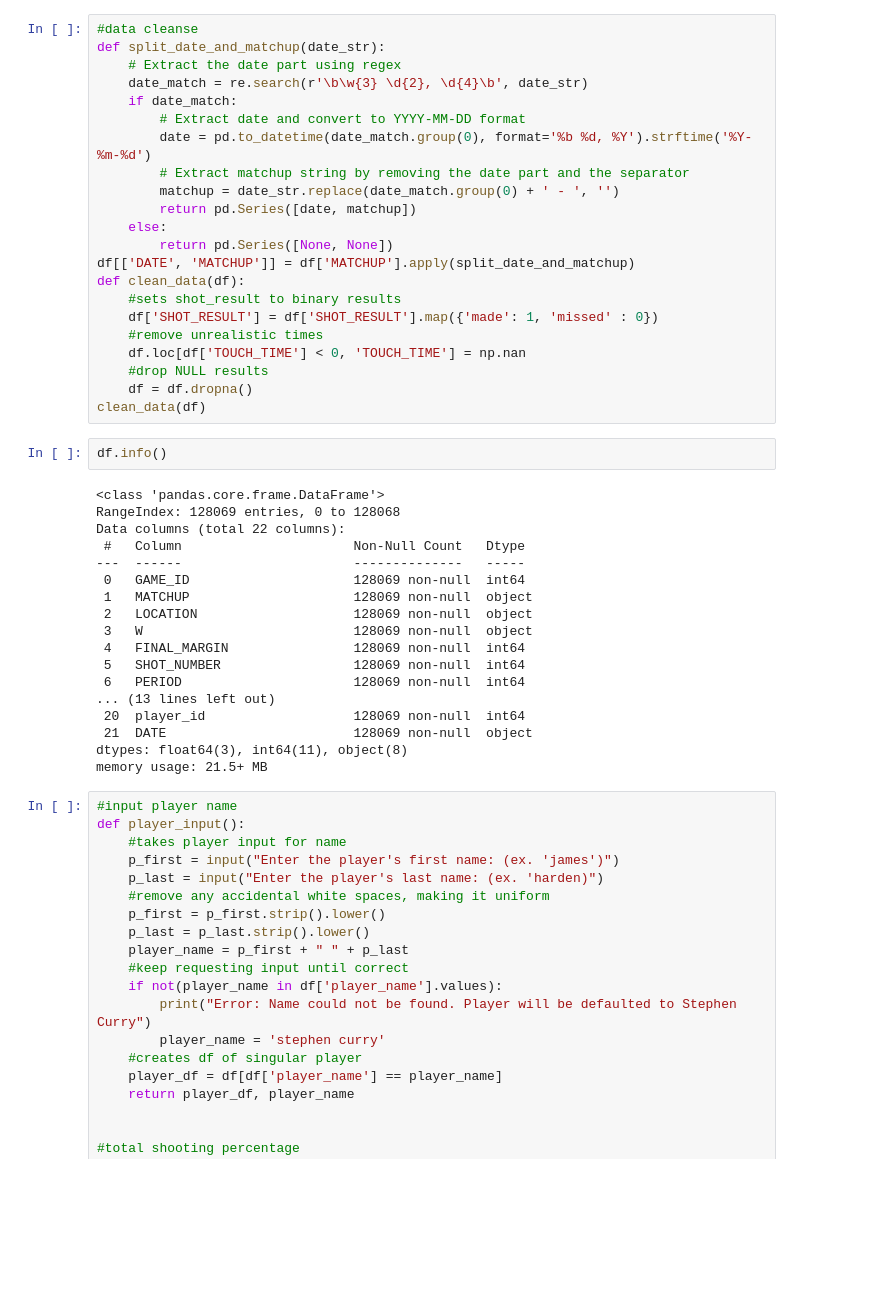
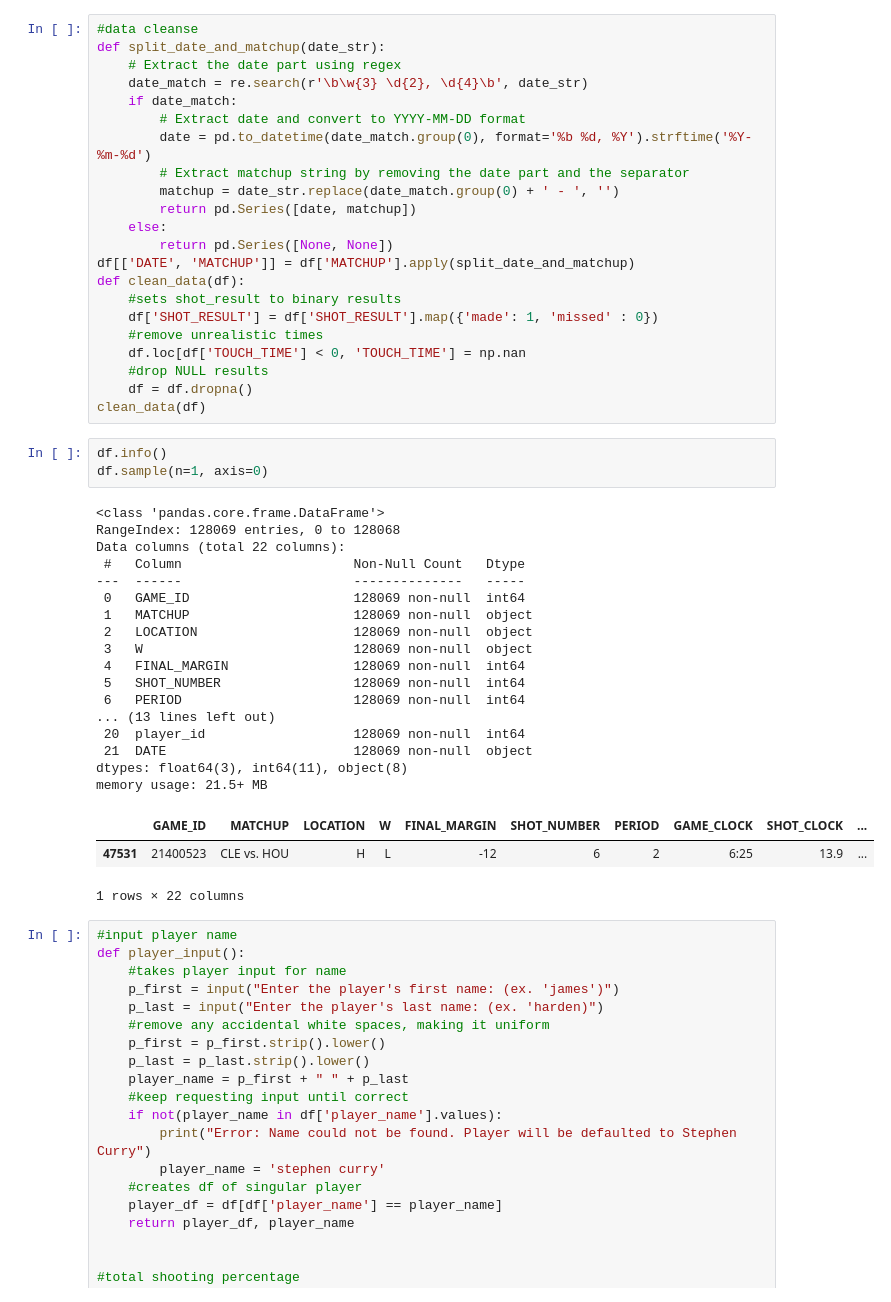
Before and after one commit to elee7587/NBA-shotlog, a Jupyter notebook: shot-log.ipynb, the cells around one changed output. Saved outputs shown, nothing was run; the diff lists cells and outputs as text; blank space fills up the shorter version.

```diff
--- a/shot-log.ipynb
+++ b/shot-log.ipynb
@@ -35,26 +35,30 @@ def clean_data(df):
     #drop NULL results
     df = df.dropna()
 clean_data(df)
-# %%
-df.info()
-# %% [output]
-<class 'pandas.core.frame.DataFrame'>
-RangeIndex: 128069 entries, 0 to 128068
-Data columns (total 22 columns):
- #   Column                      Non-Null Count   Dtype
----  ------                      --------------   -----
- 0   GAME_ID                     128069 non-null  int64
- 1   MATCHUP                     128069 non-null  object
- 2   LOCATION                    128069 non-null  object
- 3   W                           128069 non-null  object
- 4   FINAL_MARGIN                128069 non-null  int64
- 5   SHOT_NUMBER                 128069 non-null  int64
- 6   PERIOD                      128069 non-null  int64
-... (13 lines left out)
- 20  player_id                   128069 non-null  int64
- 21  DATE                        128069 non-null  object
-dtypes: float64(3), int64(11), object(8)
-memory usage: 21.5+ MB
+# %%
+df.info()
+df.sample(n=1, axis=0)
+# %% [output]
+<class 'pandas.core.frame.DataFrame'>
+RangeIndex: 128069 entries, 0 to 128068
+Data columns (total 22 columns):
+ #   Column                      Non-Null Count   Dtype
+---  ------                      --------------   -----
+ 0   GAME_ID                     128069 non-null  int64
+ 1   MATCHUP                     128069 non-null  object
+ 2   LOCATION                    128069 non-null  object
+ 3   W                           128069 non-null  object
+ 4   FINAL_MARGIN                128069 non-null  int64
+ 5   SHOT_NUMBER                 128069 non-null  int64
+ 6   PERIOD                      128069 non-null  int64
+... (13 lines left out)
+ 20  player_id                   128069 non-null  int64
+ 21  DATE                        128069 non-null  object
+dtypes: float64(3), int64(11), object(8)
+memory usage: 21.5+ MB
+|  | GAME_ID | MATCHUP | LOCATION | W | FINAL_MARGIN | SHOT_NUMBER | PERIOD | GAME_CLOCK | SHOT_CLOCK | ... |
+| 47531 | 21400523 | CLE vs. HOU | H | L | -12 | 6 | 2 | 6:25 | 13.9 | ... |
+1 rows × 22 columns
 # %%
 #input player name
 def player_input():
```
Also changed, not shown: parts of 2 cells of this notebook.
